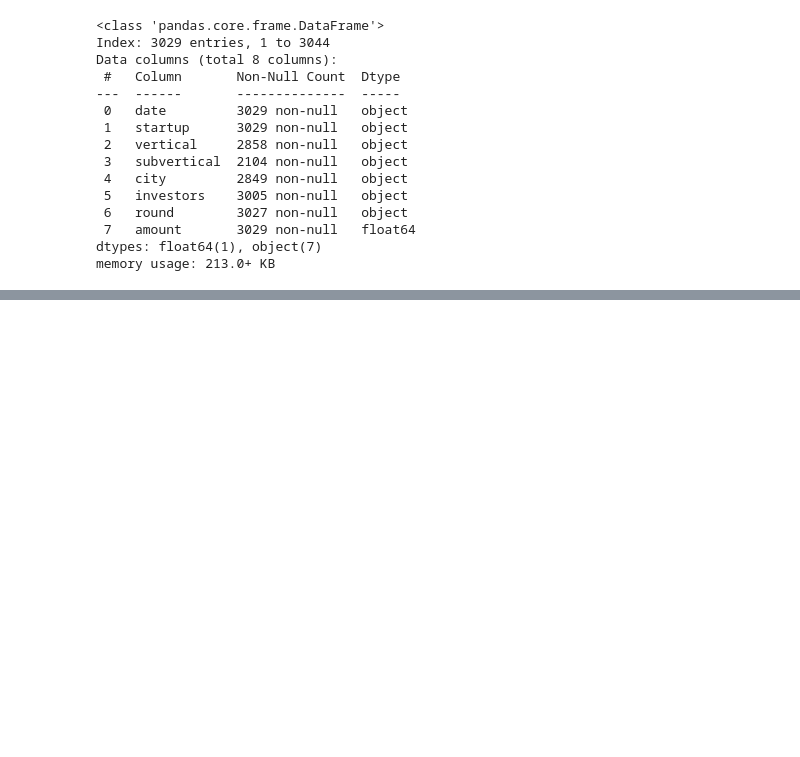
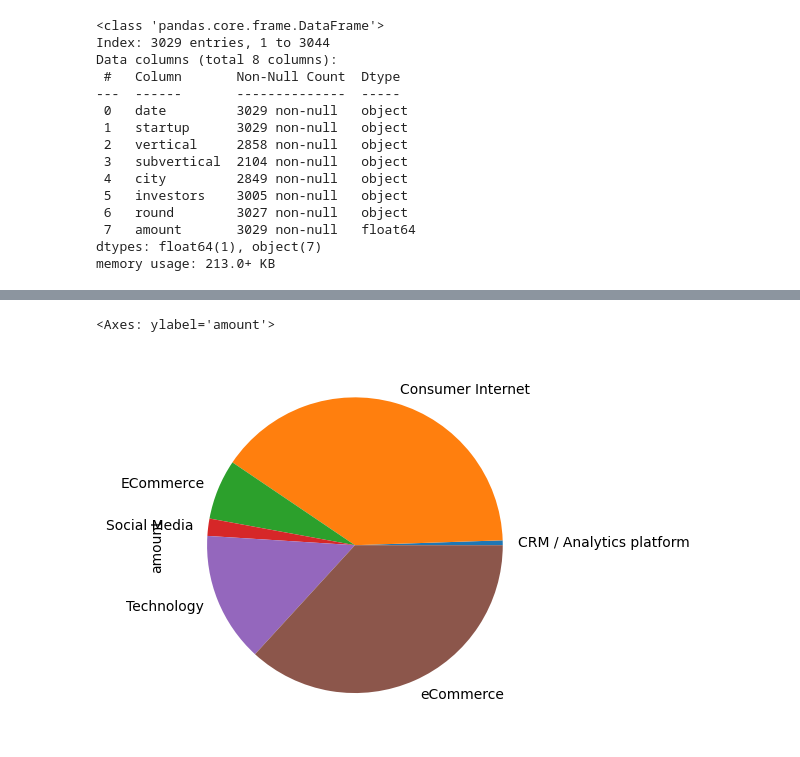
Before and after one commit to s-a-n-d-ip/Indian-Startup-Funding-Analysis, a Jupyter notebook: analysis.ipynb, the cells around one changed output, grey strips where cells are left out. Cells and saved outputs as stored; diff of their text form; code cells hidden in the pictures; blank space fills up the shorter version.

```diff
--- a/analysis.ipynb
+++ b/analysis.ipynb
@@ -181,0 +303,5 @@ df[df['investors'].str.contains(' IDG Ventures')]
+# %%
+df[df['investors'].str.contains(' IDG Ventures',regex=False,na=False)].groupby('vertical')['amount'].sum().plot(kind='pie')
+# %% [output]
+<Axes: ylabel='amount'>
+[figure, added]
```
Also changed, not shown: parts of 19 cells of this notebook, 3 other files.
